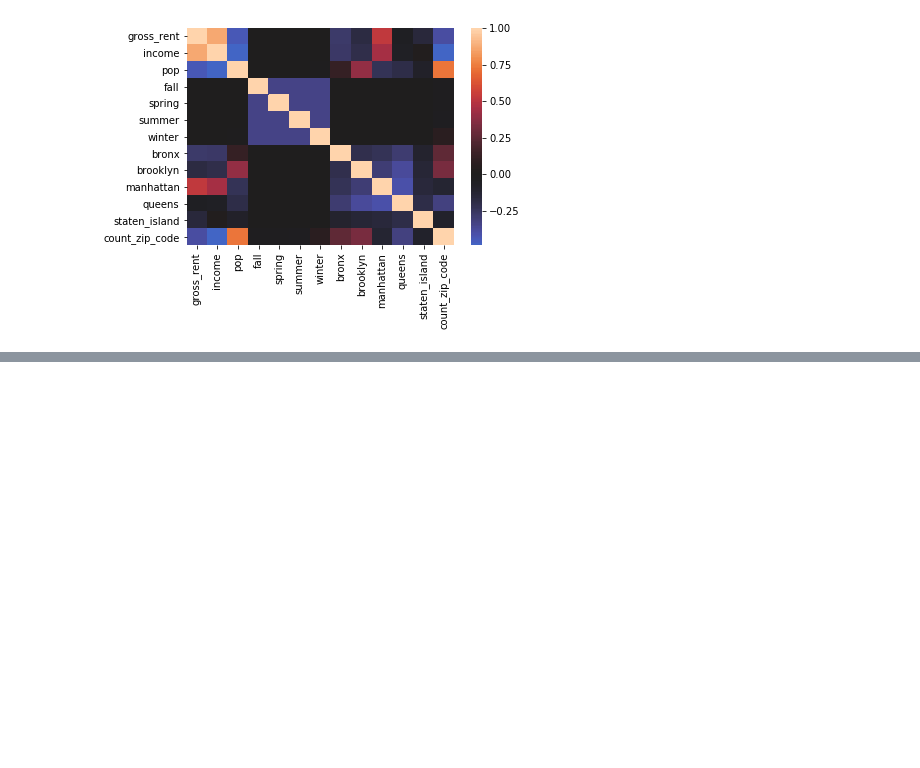
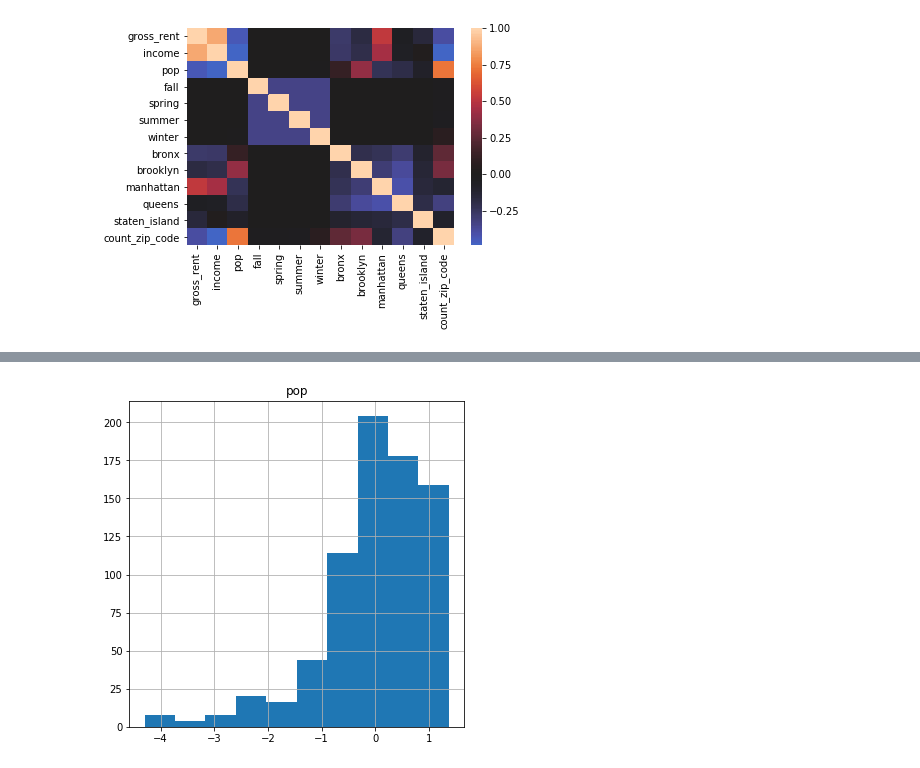
Before and after one commit to kahartman2/Project_NYC_311, a Jupyter notebook: regression_analysis.ipynb, the cells around one changed output, grey strips where cells are left out. Saved outputs shown, nothing was run; the diff lists cells and outputs as text; code cells hidden in the pictures; blank space fills up the shorter version.

```diff
--- a/regression_analysis.ipynb
+++ b/regression_analysis.ipynb
@@ -122,0 +155,11 @@ strong multicollinearity problems or that the design matrix is singular.
+# %%
+logpop = data_log['logpop']
+
+scaled_pop = (logpop-np.mean(logpop))/np.sqrt(np.var(logpop))
+
+data_cont_scaled = pd.DataFrame([])
+data_cont_scaled['pop']= scaled_pop
+
+data_cont_scaled.hist(figsize  = [6, 6]);
+# %% [output]
+[figure, added]
```
Also changed, not shown: parts of 17 cells of this notebook.
